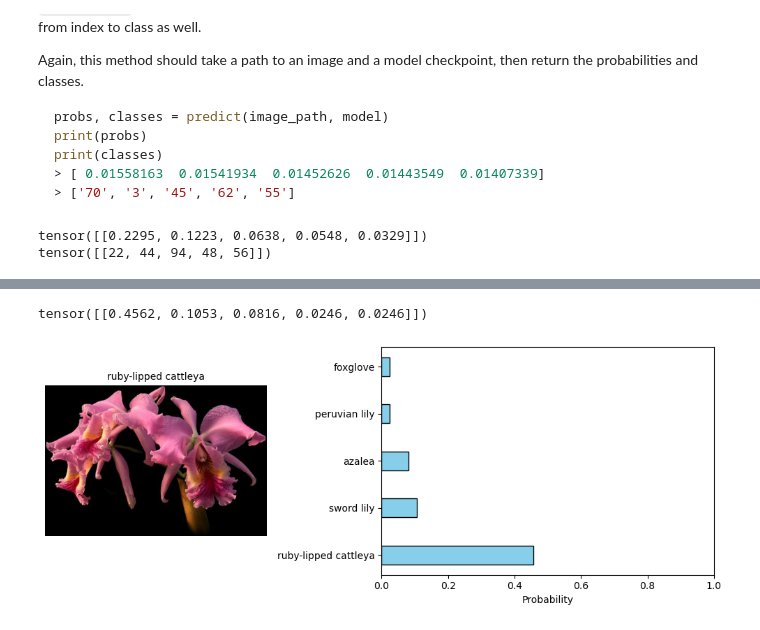
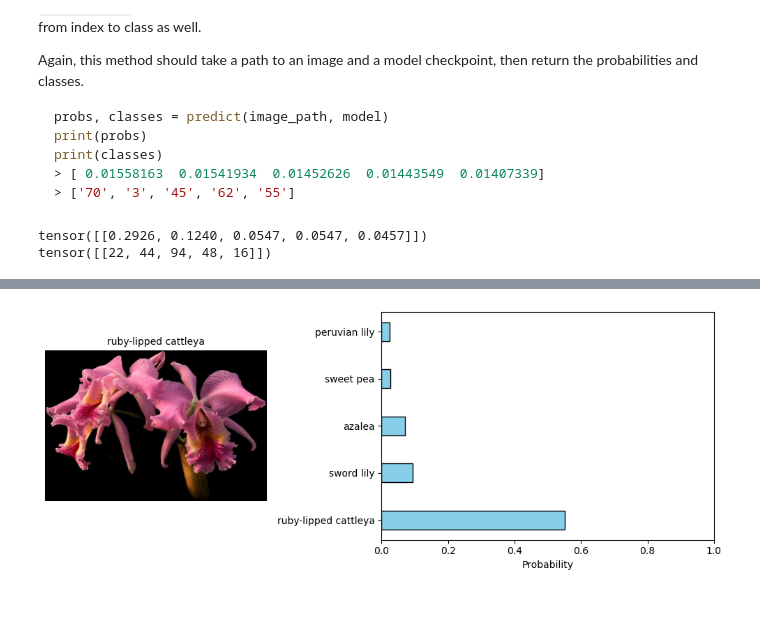
Before and after one commit to JamesMuchai/Image-Classification, a Jupyter notebook: Image Classifier Project.ipynb, the cells around one changed output, grey strips where cells are left out. Saved outputs shown, nothing was run; the diff lists cells and outputs as text; code cells hidden in the pictures.

Commit message:
test all scripts

```diff
--- a/Image Classifier Project.ipynb
+++ b/Image Classifier Project.ipynb
@@ -141,7 +144,7 @@ optimizer = optim.SGD(model.classifier.parameters(), lr=0.003)
 # %%
 
 model.to(device)
-epochs = 30
+epochs = 40
 epoch_count = 1
 
 
@@ -168,14 +171,4 @@ for epoch in range(epochs):
     print(f"Training loss, epoch {epoch_count}: {epoch_loss:.3f}")
     print(f"Elapsed time : {epoch_end_time - epoch_start_time:.2f}")
     epoch_count += 1
-
-checkpoint = {"model":model,
-              "state_dict":model.state_dict(),
-              "optimizer":optimizer,
-              "criterion":criterion,
-              "loss":epoch_loss,
-              "epochs":30,
-              "optimizer_dict":optimizer.state_dict()}
-
-torch.save(checkpoint, "5th_june_checkpoint.pth")
 # %% [output]
@@ -204,8 +197,8 @@ It's good practice to test your trained network on test data, images the network
 # TODO: Do validation on the test set
 # this cell loops through the validation data and prints the accuracy
 device= check_gpu()
-trained_model.eval()
-trained_model.to(device)
+model.eval()
+model.to(device)
 for i in range(5):
     with torch.no_grad():
                 data = next(iter(validationloader))
@@ -214,7 +207,7 @@ for i in range(5):
 
                 images, labels = images.to(device), labels.to(device)
 
-                output = trained_model.forward(images)
+                output = model.forward(images)
                 prob_score = torch.exp(output)
 
                 top_p, top_class = prob_score.topk(1, dim=1)
@@ -266,7 +259,7 @@ def load_model(path):
 
     return model
 # %%
-trained_model=load_model("5th_june_checkpoint.pth")
+model=load_model("5th_june_checkpoint.pth")
 # %% [markdown]
 # Inference for classification
 
@@ -396,12 +389,12 @@ def predict(image_path, model, topk=5):
 # %%
 labels_name = { v:k for k,v in model.class_to_idx.items() }
 # %%
-probs , classes = predict(image_path="assets/flower_data/test/27/image_06864.jpg", model=trained_model)
+probs , classes = predict(image_path="assets/flower_data/test/27/image_06864.jpg", model=model)
 print(probs)
 print(classes)
 # %% [output]
-tensor([[0.2295, 0.1223, 0.0638, 0.0548, 0.0329]])
-tensor([[22, 44, 94, 48, 56]])
+tensor([[0.2926, 0.1240, 0.0547, 0.0547, 0.0457]])
+tensor([[22, 44, 94, 48, 16]])
 # %%
 def get_labels(x):
     keys = [labels_name[int(i)] for i in x[0]]
@@ -442,7 +435,6 @@ def display_result(file_path, model_):
 
     plt.show()
 # %%
-display_result("assets/flower_data/test/36/image_04400.jpg", trained_model)
+display_result("assets/flower_data/test/36/image_04400.jpg", model)
 # %% [output]
-tensor([[0.4562, 0.1053, 0.0816, 0.0246, 0.0246]])
-[figure, old version]
+[figure, new version]
```
Also changed, not shown: parts of 3 cells of this notebook, 2 other files.
